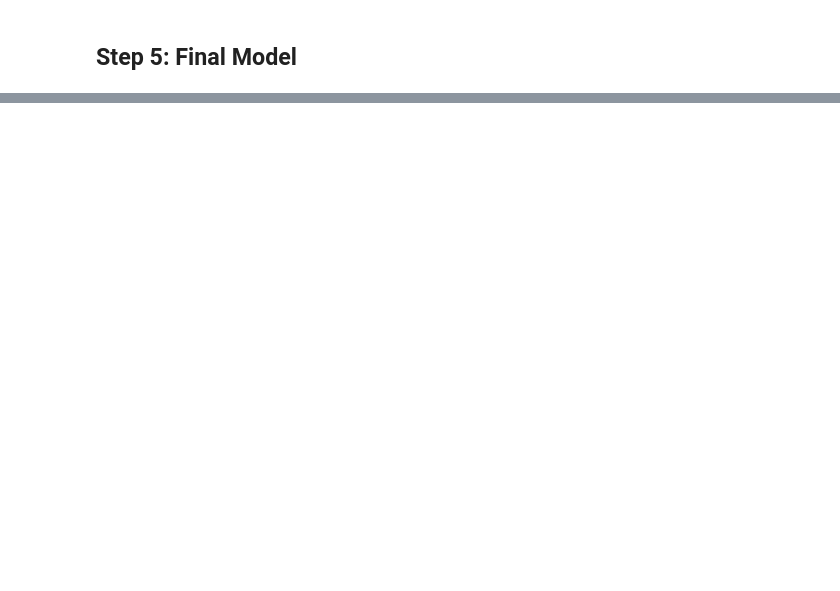
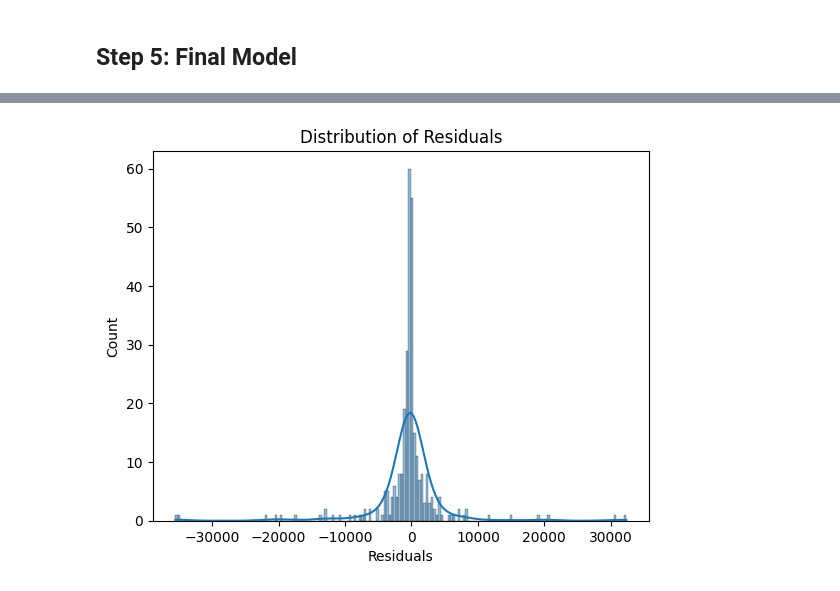
Before and after one commit to djlisbonne/power_outage_analysis, a Jupyter notebook: portfolio.ipynb, the cells around one changed output, grey strips where cells are left out. Cells and saved outputs as stored; diff of their text form; code cells hidden in the pictures; blank space fills up the shorter version.

```diff
--- a/portfolio.ipynb
+++ b/portfolio.ipynb
@@ -142,0 +393,7 @@ See the caveats in the documentation: https://pandas.pydata.org/pandas-docs/stab
+# %%
+sns.histplot(residuals, kde=True)
+plt.xlabel('Residuals')
+plt.title('Distribution of Residuals')
+plt.show()
+# %% [output]
+[figure, added]
```
Also changed, not shown: parts of 25 cells of this notebook, 1 other file.
